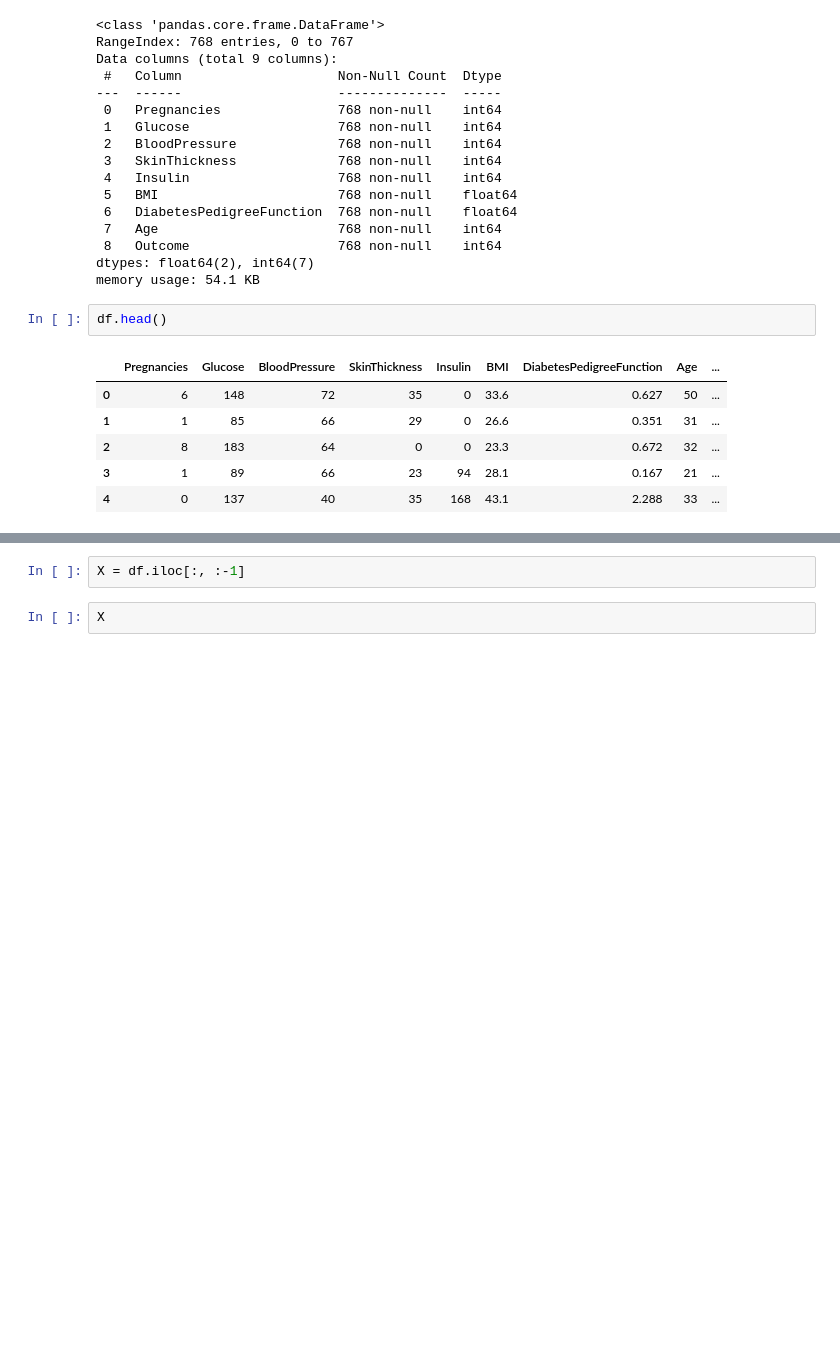
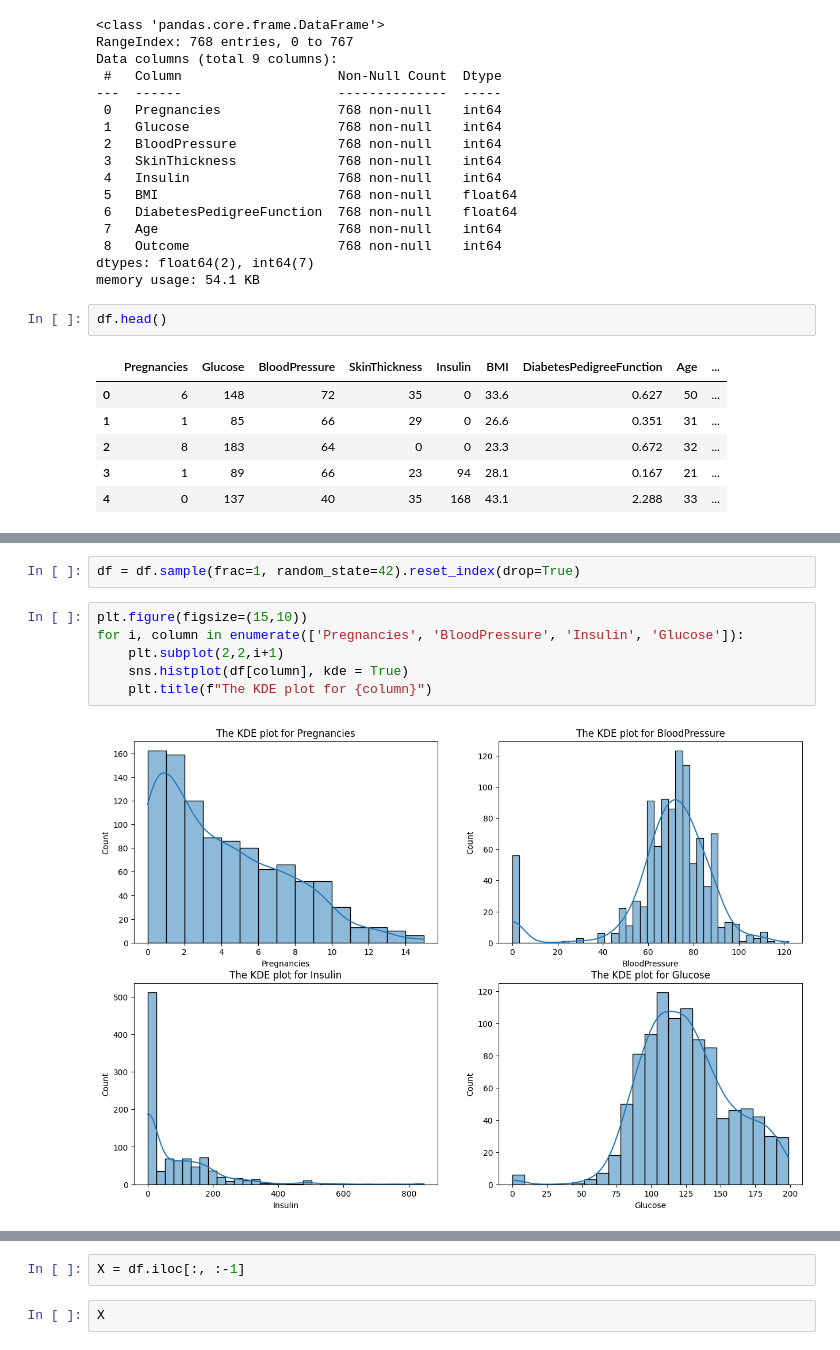
Before and after one commit to AdityaGupta-debug/Diabetes-Prediction-using-Decision-Tree-Regression, a Jupyter notebook: project.ipynb, the cells around one changed output, grey strips where cells are left out. Cells and saved outputs as stored; diff of their text form; blank space fills up the shorter version.

```diff
--- a/project.ipynb
+++ b/project.ipynb
@@ -81,3 +95,13 @@ sns.kdeplot(df['Insulin'])
+# %%
+df = df.sample(frac=1, random_state=42).reset_index(drop=True)
+# %%
+plt.figure(figsize=(15,10))
+for i, column in enumerate(['Pregnancies', 'BloodPressure', 'Insulin', 'Glucose']):
+    plt.subplot(2,2,i+1)
+    sns.histplot(df[column], kde = True)
+    plt.title(f"The KDE plot for {column}")
+# %% [output]
+[figure, added]
 # %%
 sns.pairplot(df)
 # %% [output]
```
Also changed, not shown: parts of 19 cells of this notebook.
